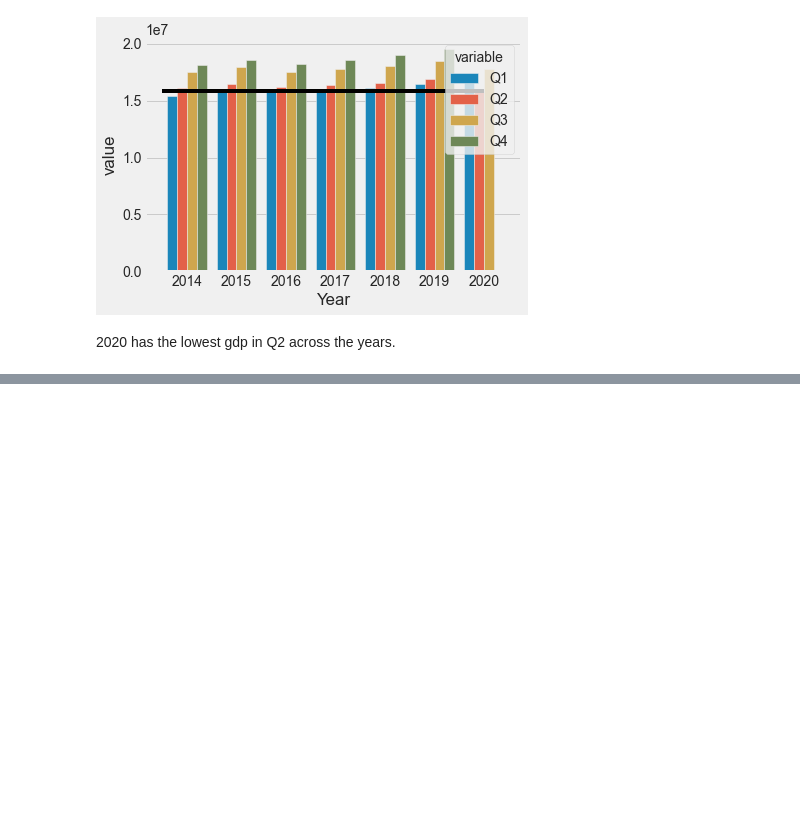
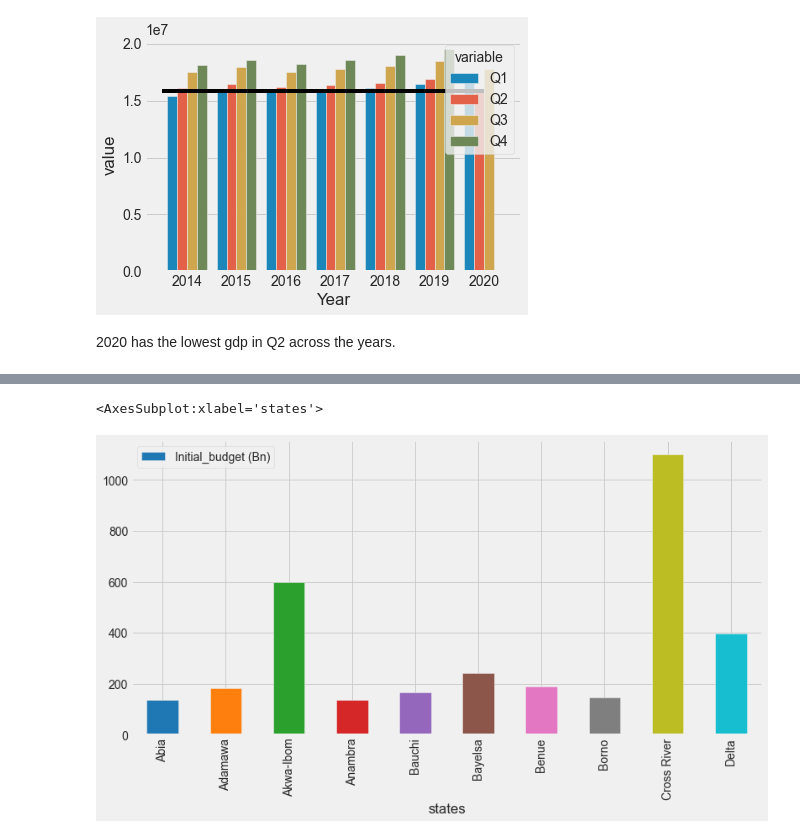
Before and after one commit to Obasteve/covid19dataanalysis, a Jupyter notebook: COVID19DATAANALYSIS.ipynb, the cells around one changed output, grey strips where cells are left out. Saved outputs shown, nothing was run; the diff lists cells and outputs as text; code cells hidden in the pictures; blank space fills up the shorter version.

```diff
--- a/COVID19DATAANALYSIS.ipynb
+++ b/COVID19DATAANALYSIS.ipynb
@@ -759,0 +780,5 @@ ax.hlines( y=Q2, xmin= 6, xmax=-0.5, colors='black')
+# %%
+df_budget_data.head(10).plot.bar(x='states', y='Initial_budget (Bn)',figsize=(12,6), color=sns.color_palette("tab10"))
+# %% [output]
+<AxesSubplot:xlabel='states'>
+[figure, added]
```
Also changed, not shown: parts of 16 cells of this notebook, 1 other file.
